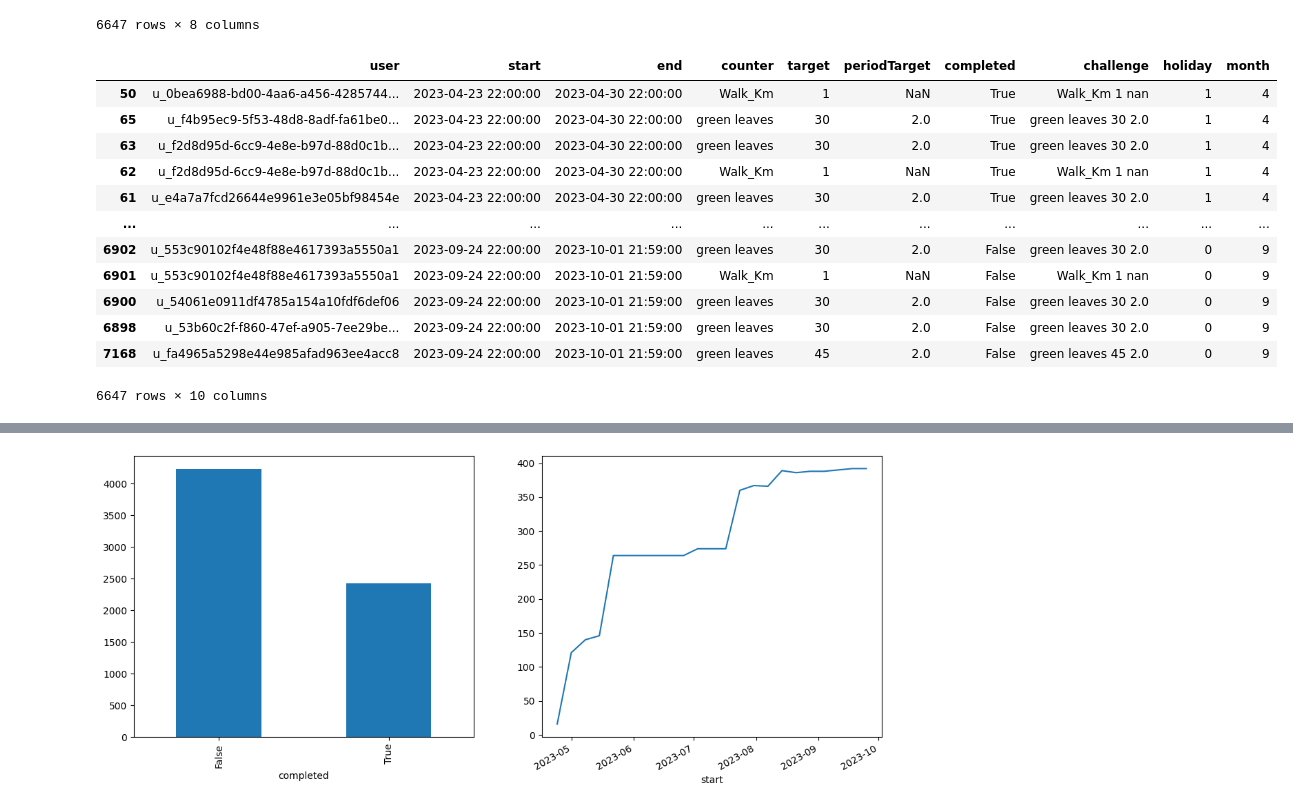
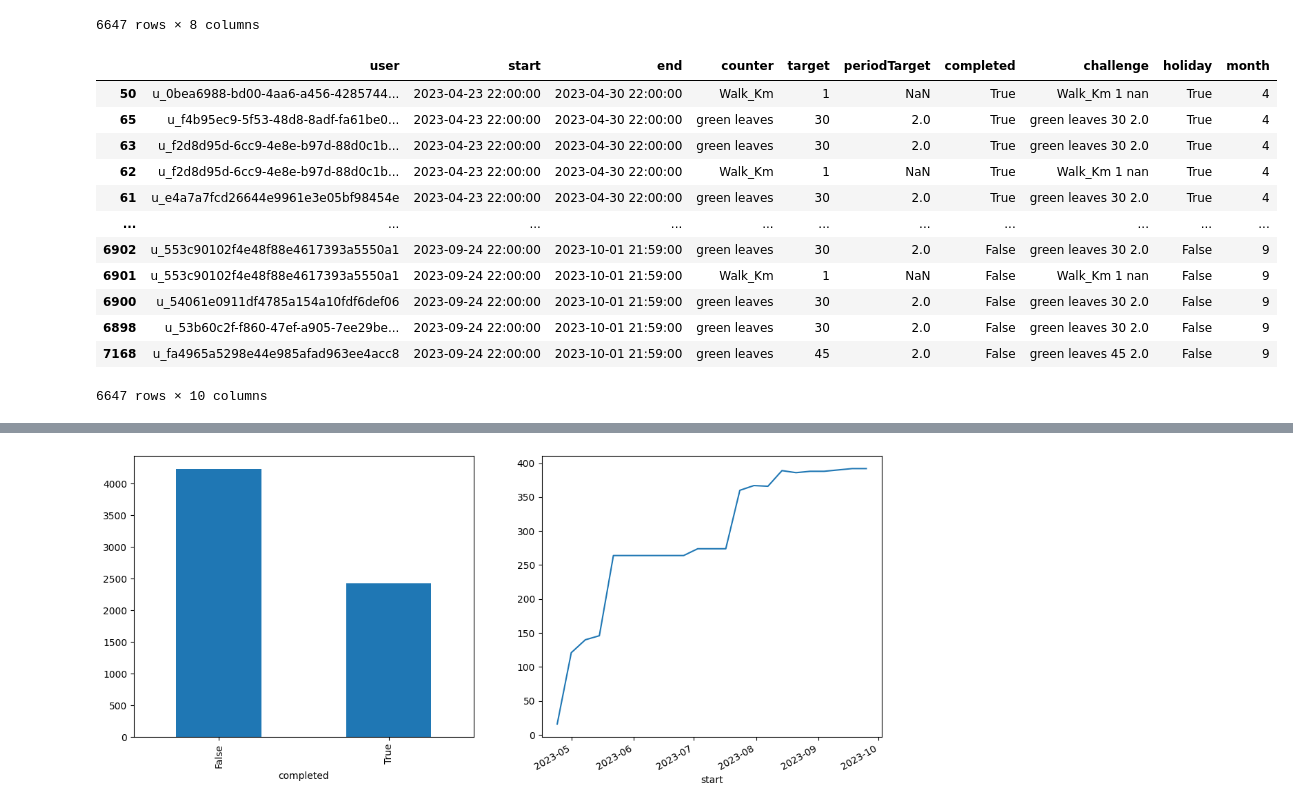
Before and after one commit to rik1599/playngo_challenge_generator, a Jupyter notebook: notebooks/FerraraFM.ipynb, the cells around one changed output, grey strips where cells are left out. Cells and saved outputs as stored; diff of their text form; code cells hidden in the pictures.

```diff
--- a/notebooks/FerraraFM.ipynb
+++ b/notebooks/FerraraFM.ipynb
@@ -63,24 +63,24 @@ df
 # %%
 import holidays
 it_holidays = holidays.IT(years=2023, subdiv='FE')
 
-df['holiday'] = df.apply(lambda x: any([h in it_holidays for h in pd.date_range(x['start'], x['end'])]), axis=1).astype(int)
+df['holiday'] = df.apply(lambda x: any([h in it_holidays for h in pd.date_range(x['start'], x['end'])]), axis=1)
 df['month'] = df['start'].dt.month
 
 df
 # %% [output]
 |  | user | start | end | counter | target | periodTarget | completed | challenge | holiday | month |
-| 50 | u_0bea6988-bd00-4aa6-a456-4285744... | 2023-04-23 22:00:00 | 2023-04-30 22:00:00 | Walk_Km | 1 | NaN | True | Walk_Km 1 nan | 1 | 4 |
-| 65 | u_f4b95ec9-5f53-48d8-8adf-fa61be0... | 2023-04-23 22:00:00 | 2023-04-30 22:00:00 | green leaves | 30 | 2.0 | True | green leaves 30 2.0 | 1 | 4 |
-| 63 | u_f2d8d95d-6cc9-4e8e-b97d-88d0c1b... | 2023-04-23 22:00:00 | 2023-04-30 22:00:00 | green leaves | 30 | 2.0 | True | green leaves 30 2.0 | 1 | 4 |
-| 62 | u_f2d8d95d-6cc9-4e8e-b97d-88d0c1b... | 2023-04-23 22:00:00 | 2023-04-30 22:00:00 | Walk_Km | 1 | NaN | True | Walk_Km 1 nan | 1 | 4 |
-| 61 | u_e4a7a7fcd26644e9961e3e05bf98454e | 2023-04-23 22:00:00 | 2023-04-30 22:00:00 | green leaves | 30 | 2.0 | True | green leaves 30 2.0 | 1 | 4 |
+| 50 | u_0bea6988-bd00-4aa6-a456-4285744... | 2023-04-23 22:00:00 | 2023-04-30 22:00:00 | Walk_Km | 1 | NaN | True | Walk_Km 1 nan | True | 4 |
+| 65 | u_f4b95ec9-5f53-48d8-8adf-fa61be0... | 2023-04-23 22:00:00 | 2023-04-30 22:00:00 | green leaves | 30 | 2.0 | True | green leaves 30 2.0 | True | 4 |
+| 63 | u_f2d8d95d-6cc9-4e8e-b97d-88d0c1b... | 2023-04-23 22:00:00 | 2023-04-30 22:00:00 | green leaves | 30 | 2.0 | True | green leaves 30 2.0 | True | 4 |
+| 62 | u_f2d8d95d-6cc9-4e8e-b97d-88d0c1b... | 2023-04-23 22:00:00 | 2023-04-30 22:00:00 | Walk_Km | 1 | NaN | True | Walk_Km 1 nan | True | 4 |
+| 61 | u_e4a7a7fcd26644e9961e3e05bf98454e | 2023-04-23 22:00:00 | 2023-04-30 22:00:00 | green leaves | 30 | 2.0 | True | green leaves 30 2.0 | True | 4 |
 | ... | ... | ... | ... | ... | ... | ... | ... | ... | ... | ... |
-| 6902 | u_553c90102f4e48f88e4617393a5550a1 | 2023-09-24 22:00:00 | 2023-10-01 21:59:00 | green leaves | 30 | 2.0 | False | green leaves 30 2.0 | 0 | 9 |
-| 6901 | u_553c90102f4e48f88e4617393a5550a1 | 2023-09-24 22:00:00 | 2023-10-01 21:59:00 | Walk_Km | 1 | NaN | False | Walk_Km 1 nan | 0 | 9 |
-| 6900 | u_54061e0911df4785a154a10fdf6def06 | 2023-09-24 22:00:00 | 2023-10-01 21:59:00 | green leaves | 30 | 2.0 | False | green leaves 30 2.0 | 0 | 9 |
-| 6898 | u_53b60c2f-f860-47ef-a905-7ee29be... | 2023-09-24 22:00:00 | 2023-10-01 21:59:00 | green leaves | 30 | 2.0 | False | green leaves 30 2.0 | 0 | 9 |
-| 7168 | u_fa4965a5298e44e985afad963ee4acc8 | 2023-09-24 22:00:00 | 2023-10-01 21:59:00 | green leaves | 45 | 2.0 | False | green leaves 45 2.0 | 0 | 9 |
+| 6902 | u_553c90102f4e48f88e4617393a5550a1 | 2023-09-24 22:00:00 | 2023-10-01 21:59:00 | green leaves | 30 | 2.0 | False | green leaves 30 2.0 | False | 9 |
+| 6901 | u_553c90102f4e48f88e4617393a5550a1 | 2023-09-24 22:00:00 | 2023-10-01 21:59:00 | Walk_Km | 1 | NaN | False | Walk_Km 1 nan | False | 9 |
+| 6900 | u_54061e0911df4785a154a10fdf6def06 | 2023-09-24 22:00:00 | 2023-10-01 21:59:00 | green leaves | 30 | 2.0 | False | green leaves 30 2.0 | False | 9 |
+| 6898 | u_53b60c2f-f860-47ef-a905-7ee29be... | 2023-09-24 22:00:00 | 2023-10-01 21:59:00 | green leaves | 30 | 2.0 | False | green leaves 30 2.0 | False | 9 |
+| 7168 | u_fa4965a5298e44e985afad963ee4acc8 | 2023-09-24 22:00:00 | 2023-10-01 21:59:00 | green leaves | 45 | 2.0 | False | green leaves 45 2.0 | False | 9 |
 6647 rows × 10 columns
 # %%
 from meteostat import Daily
```
Also changed, not shown: parts of 3 cells of this notebook.
